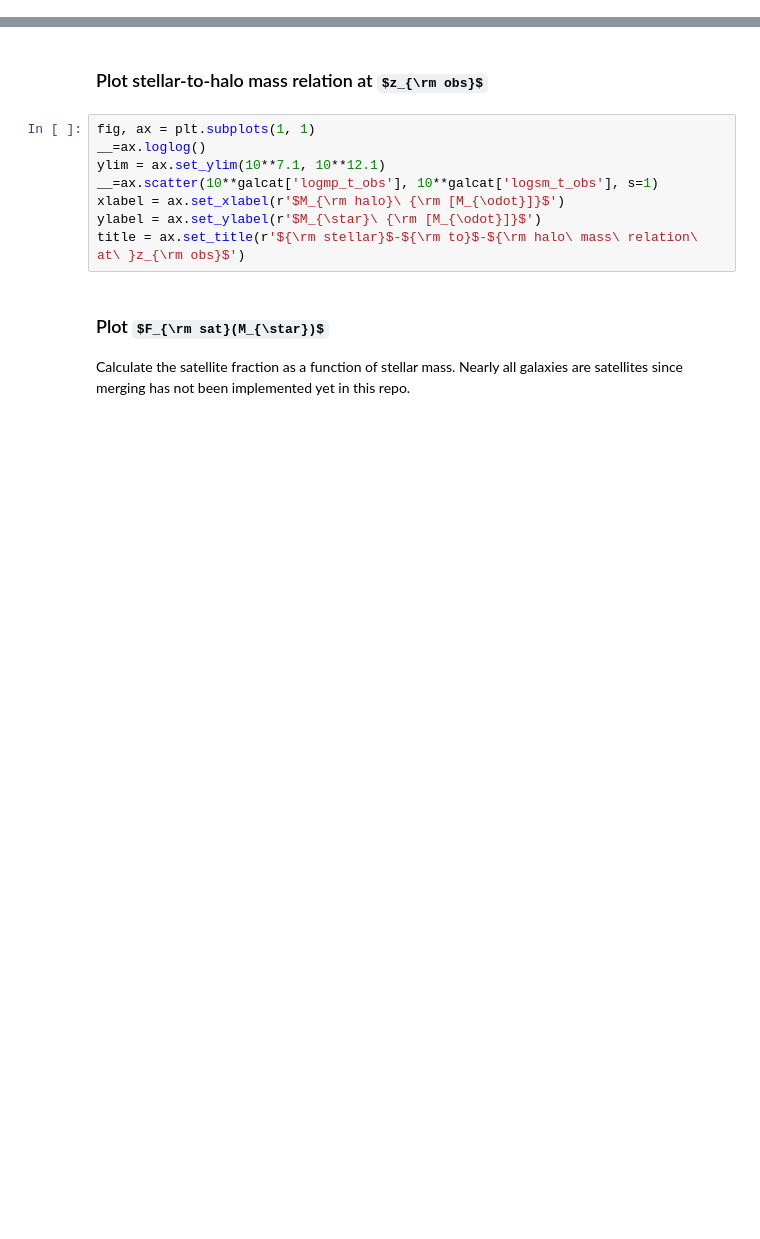
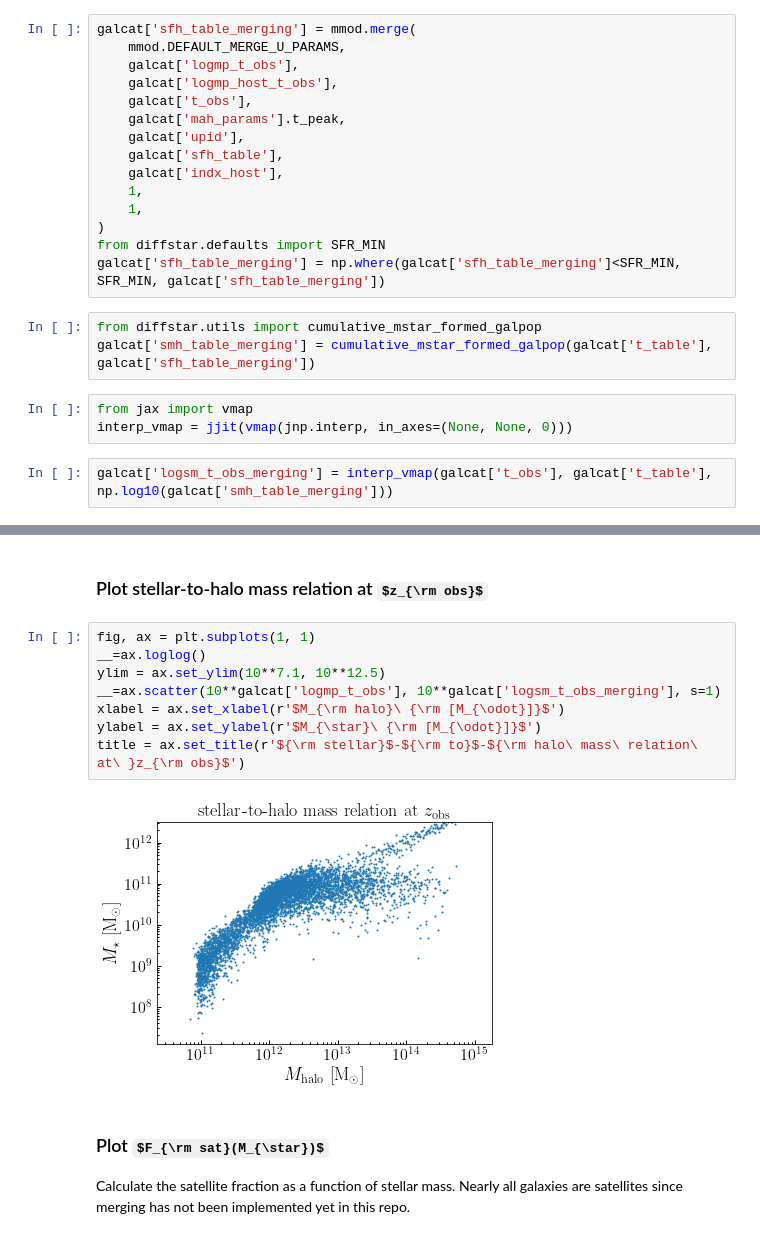
Before and after one commit to roman-grs-pit/rgrspit_diffsky, a Jupyter notebook: docs/source/dev_rgrspit_monte_carlo_gen.ipynb, the cells around one changed output, grey strips where cells are left out. Saved outputs shown, nothing was run; the diff lists cells and outputs as text; some formulas as TeX source; blank space fills up the shorter version.

Commit message:
Start implementing merging in docs notebook

```diff
--- a/docs/source/dev_rgrspit_monte_carlo_gen.ipynb
+++ b/docs/source/dev_rgrspit_monte_carlo_gen.ipynb
@@ -34,0 +48,23 @@ print(galcat.keys())
+# %%
+galcat['sfh_table_merging'] = mmod.merge(
+    mmod.DEFAULT_MERGE_U_PARAMS,
+    galcat['logmp_t_obs'],
+    galcat['logmp_host_t_obs'],
+    galcat['t_obs'],
+    galcat['mah_params'].t_peak,
+    galcat['upid'],
+    galcat['sfh_table'],
+    galcat['indx_host'],
+    1,
+    1,
+)
+from diffstar.defaults import SFR_MIN
+galcat['sfh_table_merging'] = np.where(galcat['sfh_table_merging']<SFR_MIN, SFR_MIN, galcat['sfh_table_merging'])
+# %%
+from diffstar.utils import cumulative_mstar_formed_galpop
+galcat['smh_table_merging'] = cumulative_mstar_formed_galpop(galcat['t_table'], galcat['sfh_table_merging'])
+# %%
+from jax import vmap
+interp_vmap = jjit(vmap(jnp.interp, in_axes=(None, None, 0)))
+# %%
+galcat['logsm_t_obs_merging'] = interp_vmap(galcat['t_obs'], galcat['t_table'], np.log10(galcat['smh_table_merging']))
@@ -87,11 +129,13 @@ title = ax.set_title(r'${\rm DiffstarPop}$-${\rm generated\ SFHs}$')
 # %%
 fig, ax = plt.subplots(1, 1)
 __=ax.loglog()
-ylim = ax.set_ylim(10**7.1, 10**12.1)
-__=ax.scatter(10**galcat['logmp_t_obs'], 10**galcat['logsm_t_obs'], s=1)
+ylim = ax.set_ylim(10**7.1, 10**12.5)
+__=ax.scatter(10**galcat['logmp_t_obs'], 10**galcat['logsm_t_obs_merging'], s=1)
 xlabel = ax.set_xlabel(r'$M_{\rm halo}\ {\rm [M_{\odot}]}$')
 ylabel = ax.set_ylabel(r'$M_{\star}\ {\rm [M_{\odot}]}$')
 title = ax.set_title(r'${\rm stellar}$-${\rm to}$-${\rm halo\ mass\ relation\ at\ }z_{\rm obs}$')
+# %% [output]
+[figure, added]
 # %% [markdown]
 ### Plot $F_{\rm sat}(M_{\star})$
 
```
Also changed, not shown: parts of 6 cells of this notebook.
